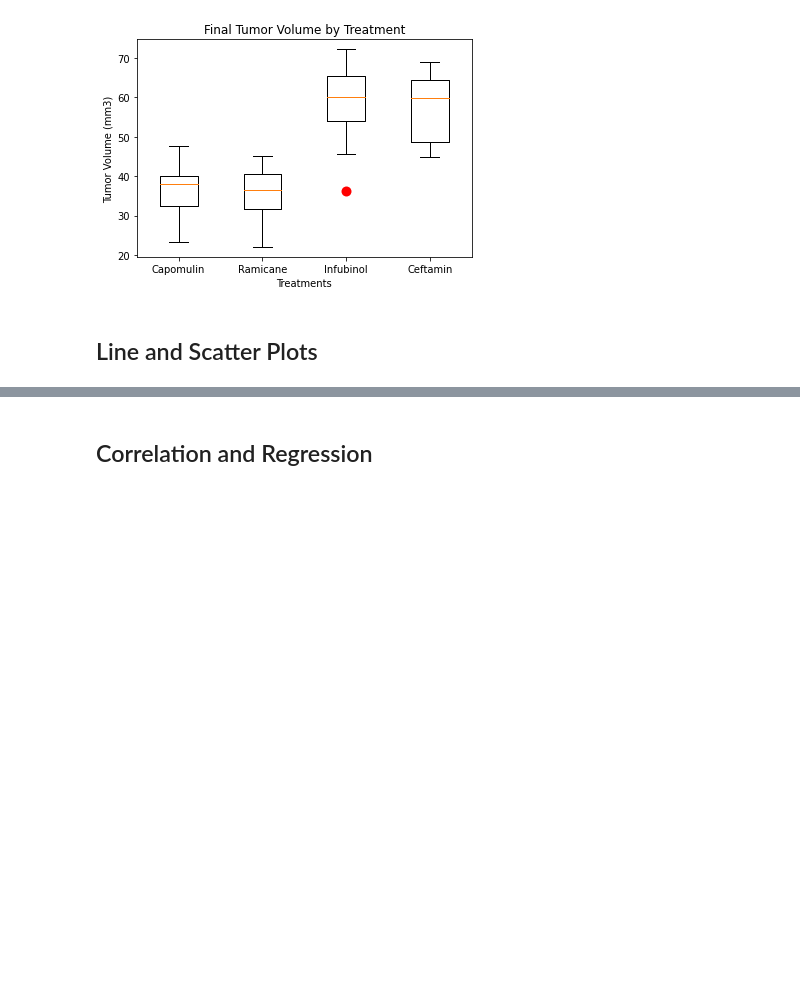
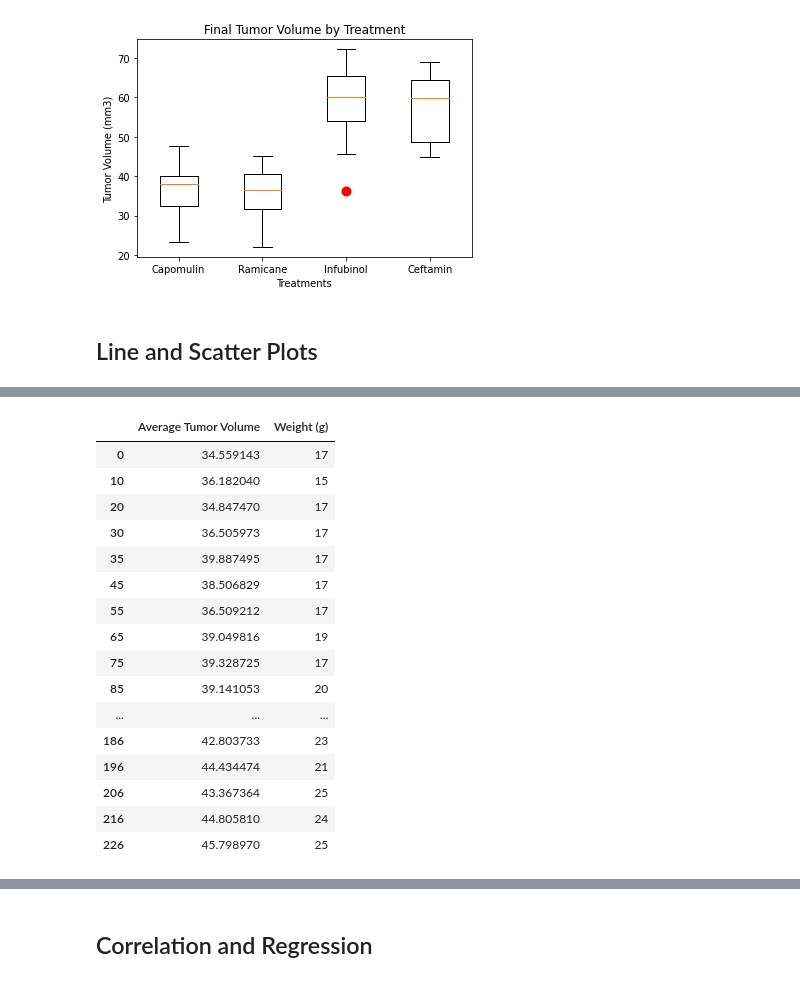
Before and after one commit to jakewmayfield/Matplotlib-Pymaceuticals, a Jupyter notebook: Pymaceuticals-Matplotlib.ipynb, the cells around one changed output, grey strips where cells are left out. Cells and saved outputs as stored; diff of their text form; code cells hidden in the pictures; blank space fills up the shorter version.

```diff
--- a/Pymaceuticals-Matplotlib.ipynb
+++ b/Pymaceuticals-Matplotlib.ipynb
@@ -266,0 +268,30 @@ plt.plot(capo_data['Timepoint'], capo_data['Tumor Volume (mm3)'], marker='^')
+# %%
+# Generate a scatter plot of average tumor volume vs. mouse weight for the Capomulin regimen
+#select the first mouse that was treated with Capomulin and get data from merged_df
+capo_data = merged_df[merged_df["Drug Regimen"] == 'Capomulin']
+
+scatter_data = capo_data.groupby('Mouse ID').agg({"Tumor Volume (mm3)" : 'mean'}).rename(
+    columns={'Tumor Volume (mm3)': 'Average Tumor Volume'})
+scatter_data
+
+t_vol_vs_weight = pd.merge(capo_data, scatter_data, on="Mouse ID")
+final_t_vol_vs_weight=t_vol_vs_weight[['Average Tumor Volume', 'Weight (g)']].drop_duplicates()
+final_t_vol_vs_weight
+# %% [output]
+|  | Average Tumor Volume | Weight (g) |
+| 0 | 34.559143 | 17 |
+| 10 | 36.182040 | 15 |
+| 20 | 34.847470 | 17 |
+| 30 | 36.505973 | 17 |
+| 35 | 39.887495 | 17 |
+| 45 | 38.506829 | 17 |
+| 55 | 36.509212 | 17 |
+| 65 | 39.049816 | 19 |
+| 75 | 39.328725 | 17 |
+| 85 | 39.141053 | 20 |
+| ... | ... | ... |
+| 186 | 42.803733 | 23 |
+| 196 | 44.434474 | 21 |
+| 206 | 43.367364 | 25 |
+| 216 | 44.805810 | 24 |
+| 226 | 45.798970 | 25 |
```
Also changed, not shown: parts of 5 cells of this notebook.
